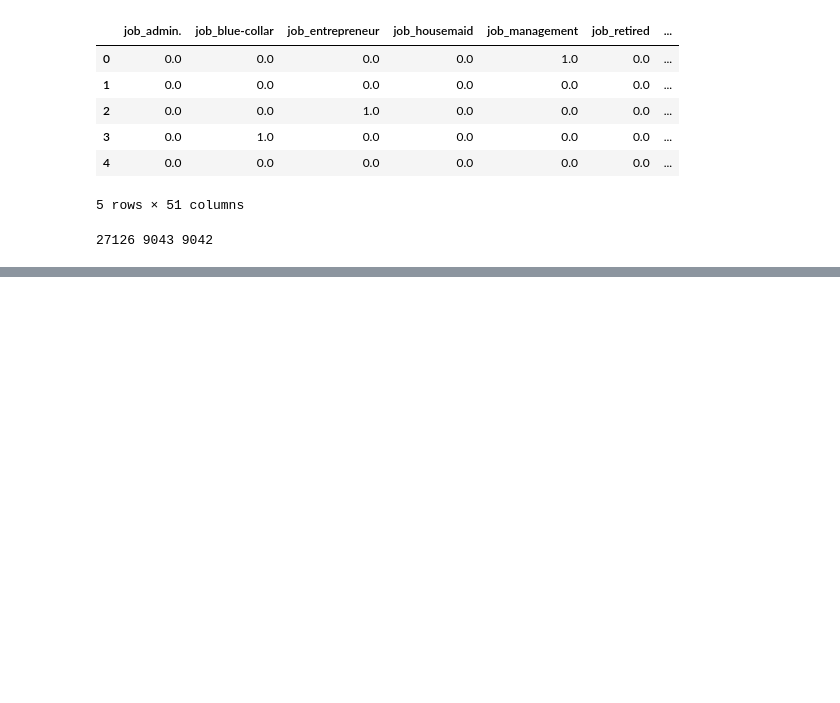
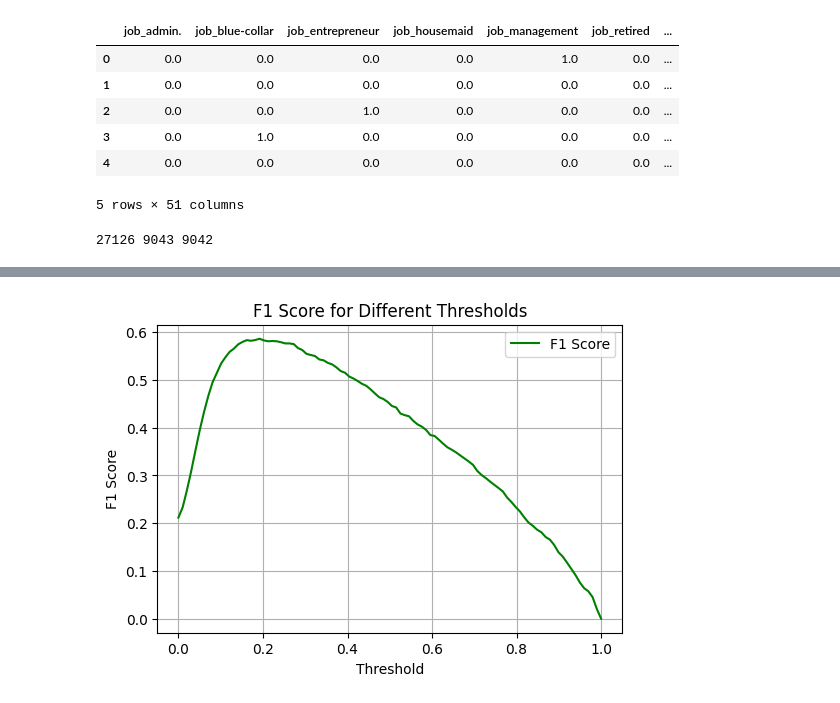
Before and after one commit to Joon-hub/MLZoomcamp, a Jupyter notebook: Week_4_Evaluation/week4_hw.ipynb, the cells around one changed output, grey strips where cells are left out. Saved outputs shown, nothing was run; the diff lists cells and outputs as text; code cells hidden in the pictures; blank space fills up the shorter version.

```diff
--- a/Week_4_Evaluation/week4_hw.ipynb
+++ b/Week_4_Evaluation/week4_hw.ipynb
@@ -183,0 +351,18 @@ AUC : 0.6595
+# %%
+precision_values = np.array(precision_values)
+recall_values = np.array(recall_values)
+
+f1_scores = (2 * precision_values * recall_values) /(precision_values + recall_values)
+f1_scores = np.nan_to_num(f1_scores)
+# %%
+# Plotting F1 Score against Thresholds
+plt.figure(figsize=(6, 4))
+plt.plot(thresholds, f1_scores, label='F1 Score', color='green')
+plt.title('F1 Score for Different Thresholds')
+plt.xlabel('Threshold')
+plt.ylabel('F1 Score')
+plt.legend()
+plt.grid()
+plt.show()
+# %% [output]
+[figure, added]
```
Also changed, not shown: parts of 17 cells of this notebook.
